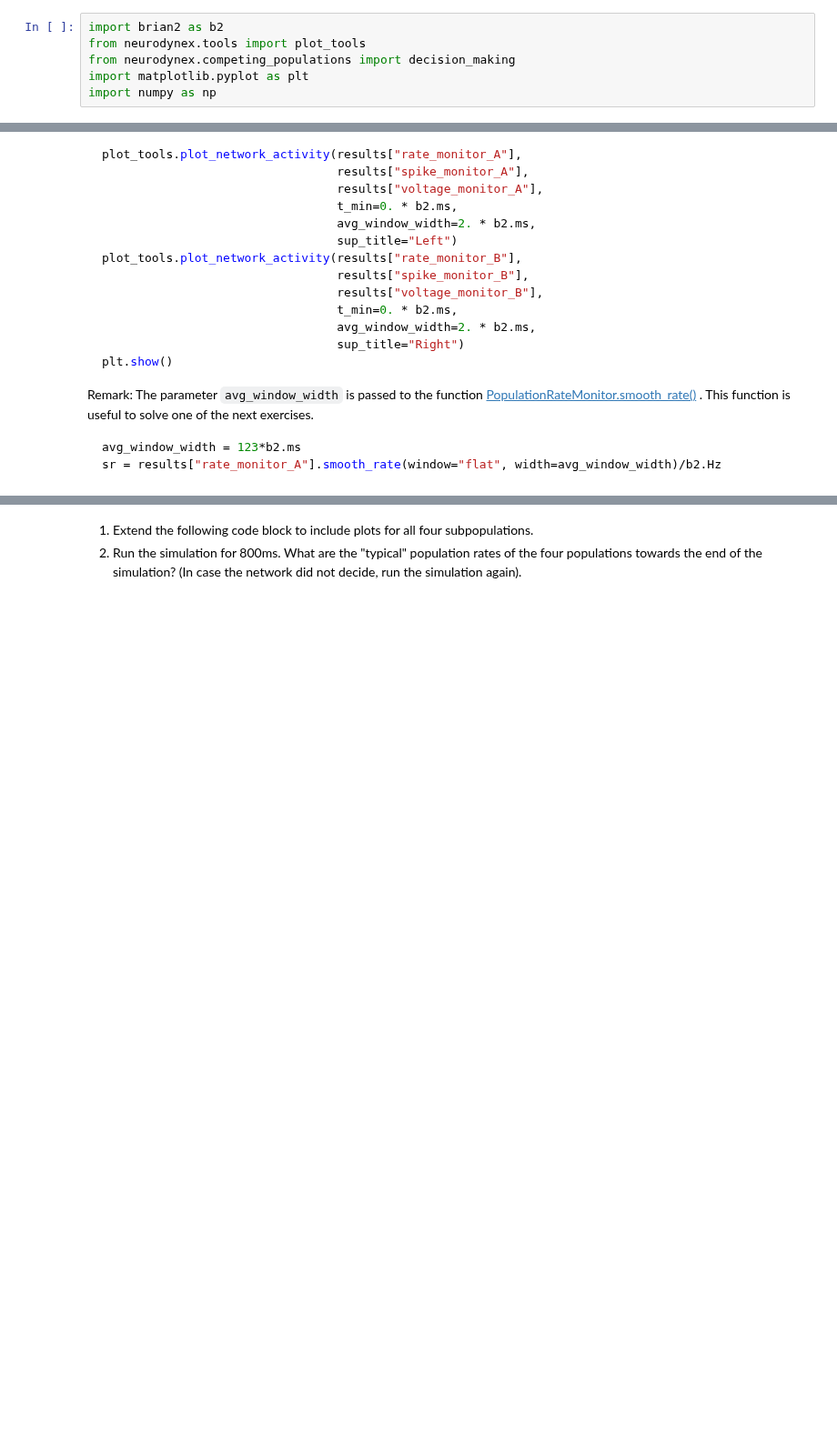
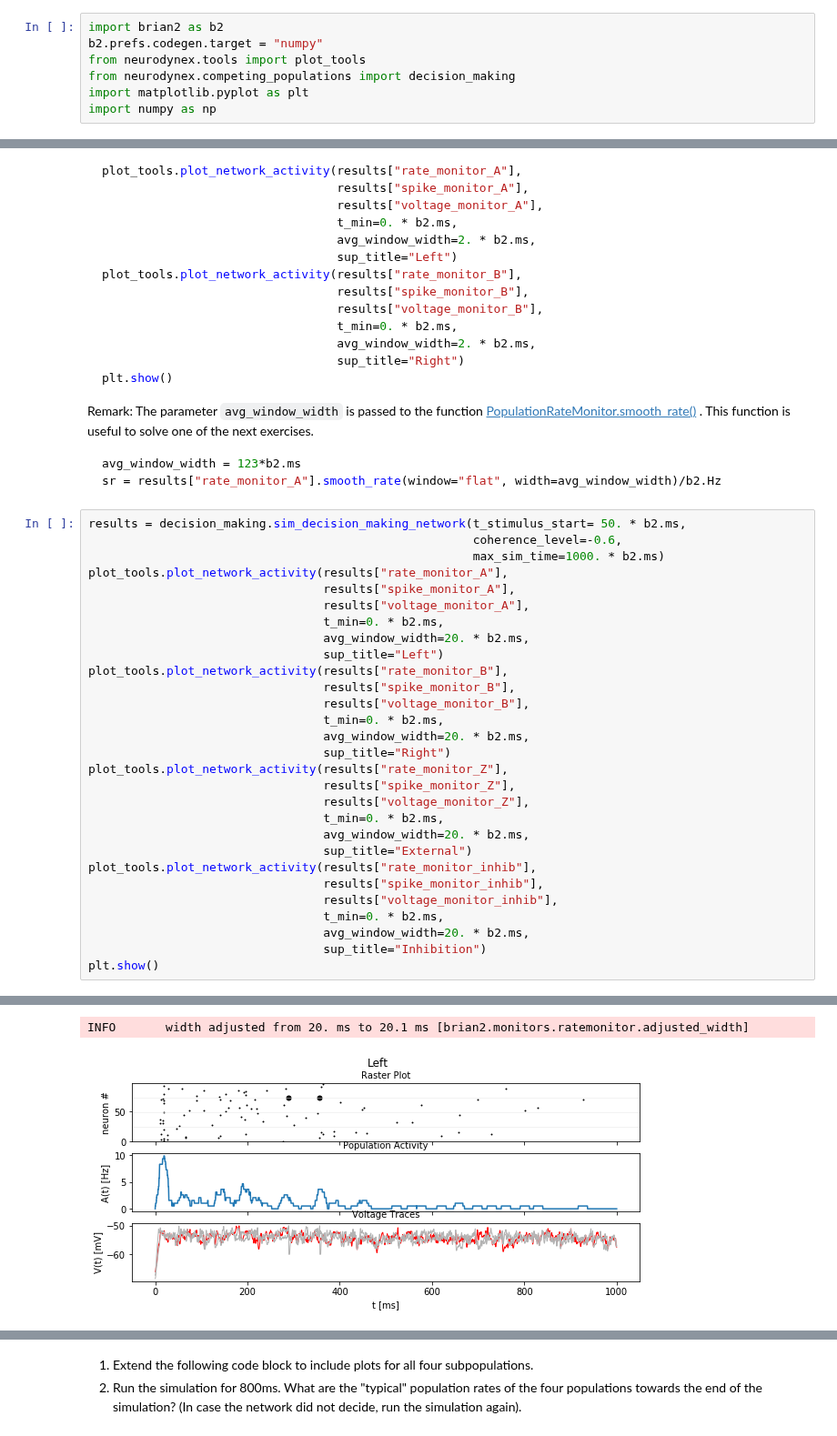
Before and after one commit to mackelab/msne-lsmlsda-2019, a Jupyter notebook: your-code/Project4_AlNi/04_decision_making.ipynb, the cells around one changed output, grey strips where cells are left out. Shown at 91% size. Saved outputs shown, nothing was run; the diff lists cells and outputs as text; blank space fills up the shorter version.

````diff
--- a/your-code/Project4_AlNi/04_decision_making.ipynb
+++ b/your-code/Project4_AlNi/04_decision_making.ipynb
@@ -21,6 +21,7 @@ The parameters of our implementation differ from the original paper. In particul
 [2] Parts of this exercise and parts of the implementation are inspired by material from *Stanford University, BIOE 332: Large-Scale Neural Modeling, Kwabena Boahen & Tatiana Engel, 2013*, online available.
 # %%
 import brian2 as b2
+b2.prefs.codegen.target = "numpy"
 from neurodynex.tools import plot_tools
 from neurodynex.competing_populations import decision_making
 import matplotlib.pyplot as plt
@@ -80,3 +83,33 @@ Remark: The parameter `avg_window_width` is passed to the function [PopulationRa
 avg_window_width = 123*b2.ms
 sr = results["rate_monitor_A"].smooth_rate(window="flat", width=avg_window_width)/b2.Hz
 ```
+# %%
+results = decision_making.sim_decision_making_network(t_stimulus_start= 50. * b2.ms,
+                                                      coherence_level=-0.6,
+                                                      max_sim_time=1000. * b2.ms)
+plot_tools.plot_network_activity(results["rate_monitor_A"],
+                                 results["spike_monitor_A"],
+                                 results["voltage_monitor_A"],
+                                 t_min=0. * b2.ms,
+                                 avg_window_width=20. * b2.ms,
+                                 sup_title="Left")
+plot_tools.plot_network_activity(results["rate_monitor_B"],
+                                 results["spike_monitor_B"],
+                                 results["voltage_monitor_B"],
+                                 t_min=0. * b2.ms,
+                                 avg_window_width=20. * b2.ms,
+                                 sup_title="Right")
+plot_tools.plot_network_activity(results["rate_monitor_Z"],
+                                 results["spike_monitor_Z"],
+                                 results["voltage_monitor_Z"],
+                                 t_min=0. * b2.ms,
+                                 avg_window_width=20. * b2.ms,
+                                 sup_title="External")
+plot_tools.plot_network_activity(results["rate_monitor_inhib"],
+                                 results["spike_monitor_inhib"],
+                                 results["voltage_monitor_inhib"],
+                                 t_min=0. * b2.ms,
+                                 avg_window_width=20. * b2.ms,
+                                 sup_title="Inhibition")
+plt.show()
+# %% [output]
@@ -82,0 +118,2 @@ sr = results["rate_monitor_A"].smooth_rate(window="flat", width=avg_window_width
+INFO       width adjusted from 20. ms to 20.1 ms [brian2.monitors.ratemonitor.adjusted_width]
+[figure, added]
````
Also changed, not shown: parts of 9 cells of this notebook.
